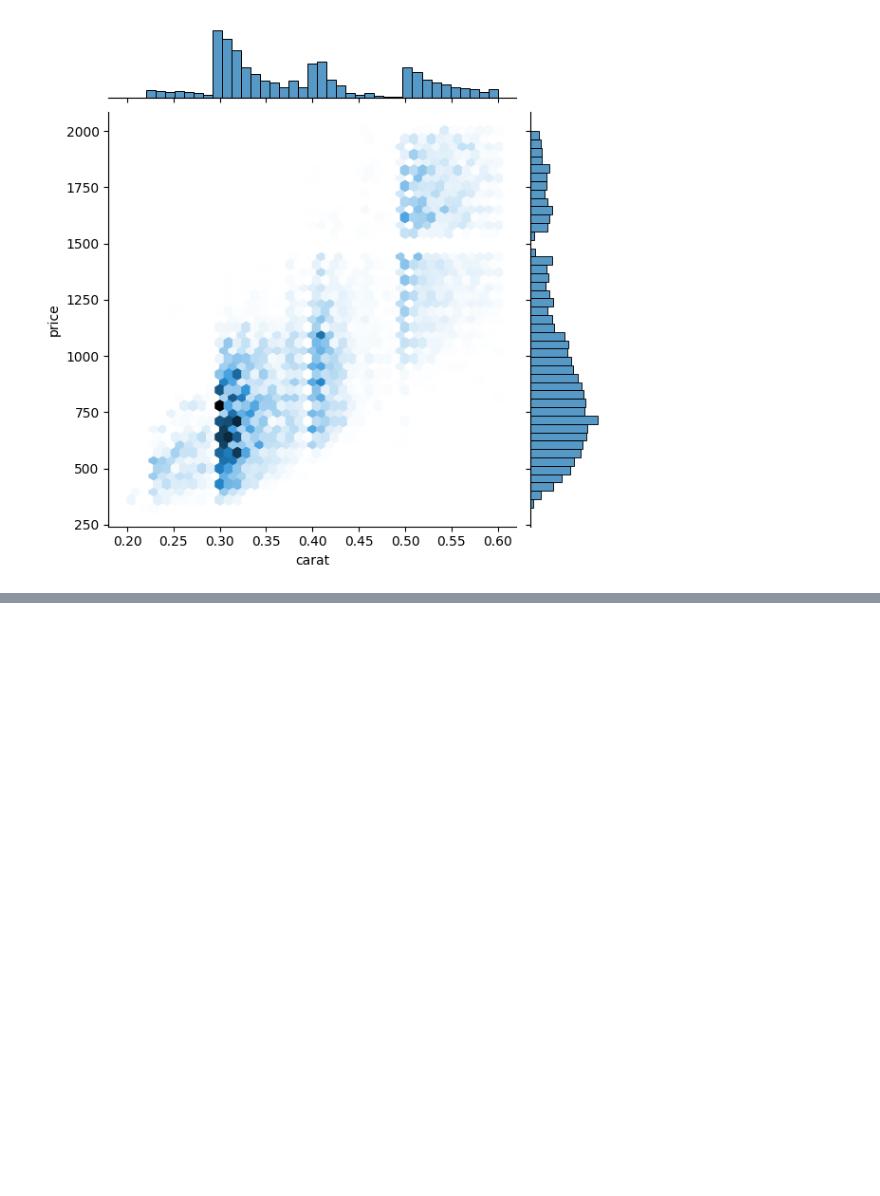
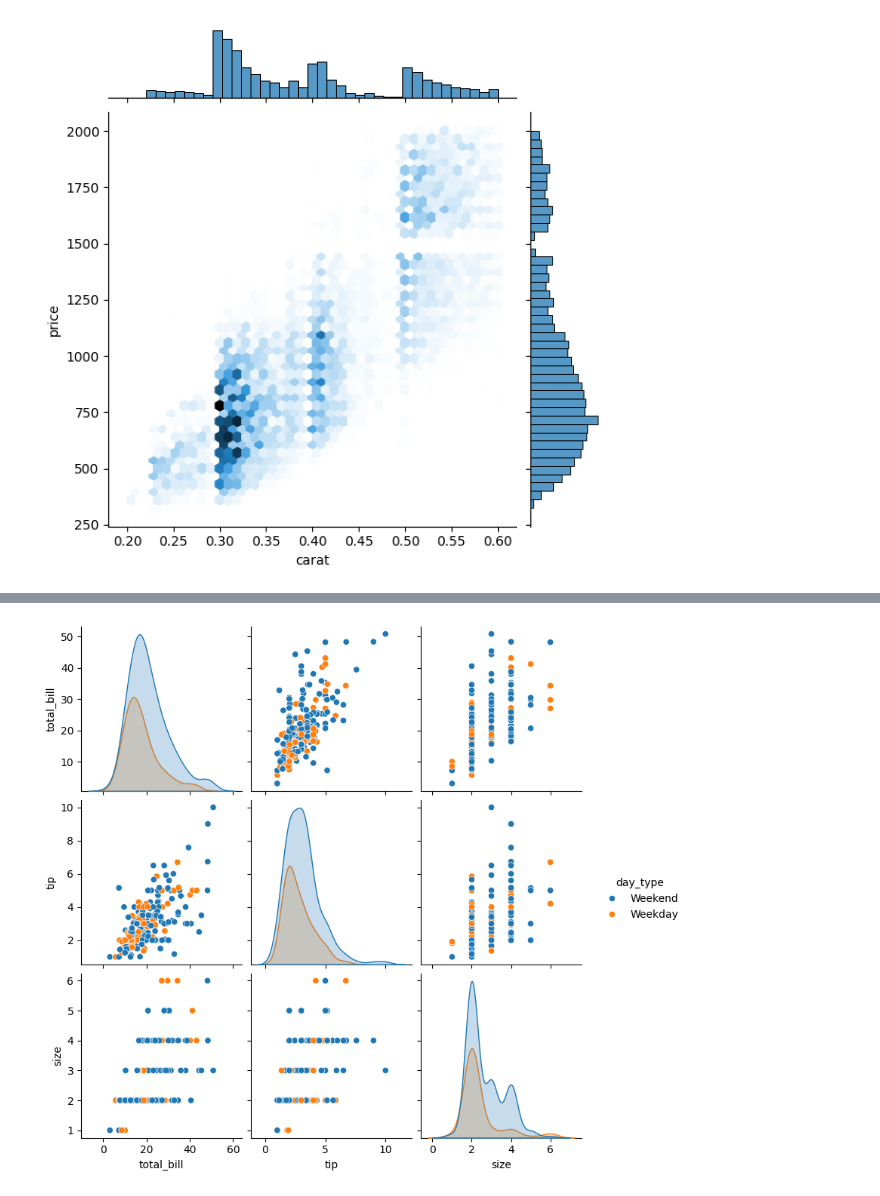
Before and after one commit to MarinaYurchenko/Python-practice, a Jupyter notebook: practice_graphs.ipynb, the cells around one changed output, grey strips where cells are left out. Cells and saved outputs as stored; diff of their text form; code cells hidden in the pictures; blank space fills up the shorter version.

```diff
--- a/practice_graphs.ipynb
+++ b/practice_graphs.ipynb
@@ -78,2 +91,9 @@ sns.jointplot(data=diamonds_1, x='carat', y='price', kind = 'hex');
 # %%
 # > 4. Add a new column for whether the meal was on a weekend or weekday.
+def type_day(day):
+    if day in ['Sat', 'Sun']:
+        return 'Weekend'
+    else:
+        return 'Weekday'
+
+tips['day_type']=tips['day'].apply(type_day)
@@ -80,3 +120,7 @@ sns.jointplot(data=diamonds_1, x='carat', y='price', kind = 'hex');
 # %%
 
 #> 5. Show a pairplot of the dataset split by weekday / weekend.
+
+sns.pairplot(tips, hue='day_type', diag_kind='kde');
+# %% [output]
+[figure, added]
```
Also changed, not shown: parts of 6 cells of this notebook.
